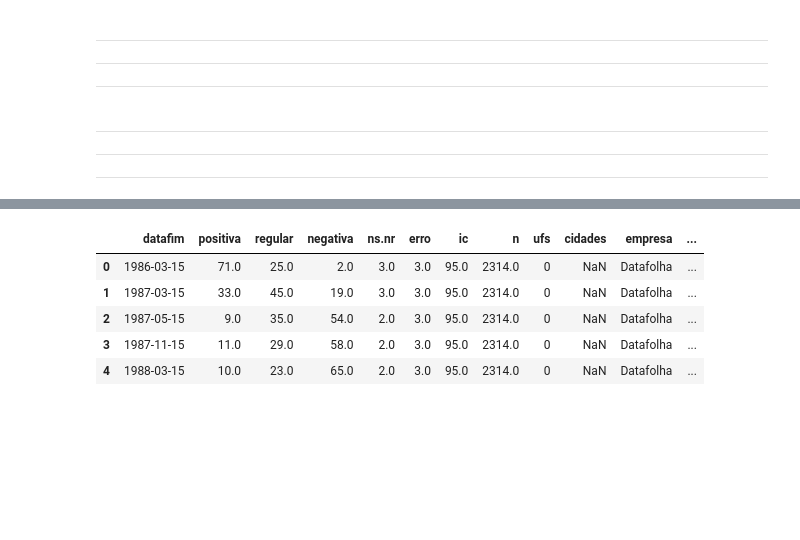
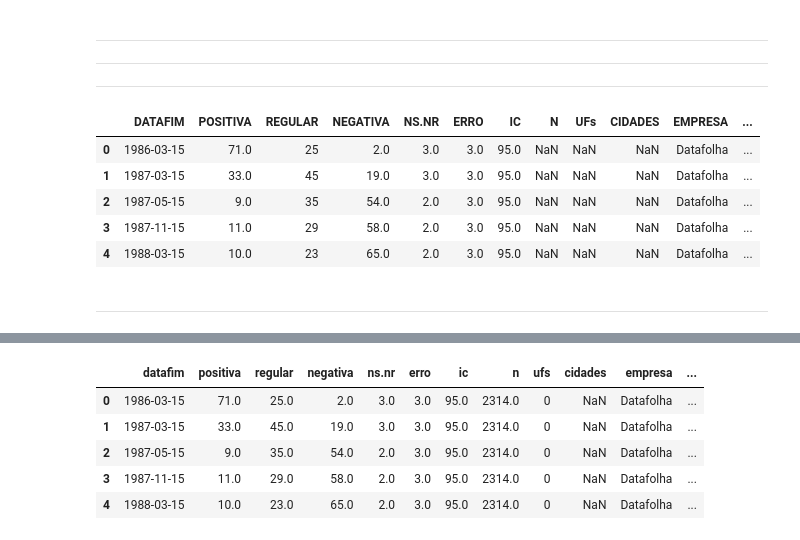
Before and after one commit to gabrielbfs/brazil_election2020, a Jupyter notebook: notebooks/1.1-gbf-2020brazil_bolsonaroApproval.ipynb, the cells around one changed output, grey strips where cells are left out. Saved outputs shown, nothing was run; the diff lists cells and outputs as text; code cells hidden in the pictures; blank space fills up the shorter version.

```diff
--- a/notebooks/1.1-gbf-2020brazil_bolsonaroApproval.ipynb
+++ b/notebooks/1.1-gbf-2020brazil_bolsonaroApproval.ipynb
@@ -29,11 +90,18 @@ import make_dataset
 ---
 
 ---
+# %%
+approval_RawData = make_dataset.presidentApproval_download()
+# %%
+approval_RawData.head()
+# %% [output]
+|  | DATAFIM | POSITIVA | REGULAR | NEGATIVA | NS.NR | ERRO | IC | N | UFs | CIDADES | EMPRESA | ... |
+| 0 | 1986-03-15 | 71.0 | 25 | 2.0 | 3.0 | 3.0 | 95.0 | NaN | NaN | NaN | Datafolha | ... |
+| 1 | 1987-03-15 | 33.0 | 45 | 19.0 | 3.0 | 3.0 | 95.0 | NaN | NaN | NaN | Datafolha | ... |
+| 2 | 1987-05-15 | 9.0 | 35 | 54.0 | 2.0 | 3.0 | 95.0 | NaN | NaN | NaN | Datafolha | ... |
+| 3 | 1987-11-15 | 11.0 | 29 | 58.0 | 2.0 | 3.0 | 95.0 | NaN | NaN | NaN | Datafolha | ... |
+| 4 | 1988-03-15 | 10.0 | 23 | 65.0 | 2.0 | 3.0 | 95.0 | NaN | NaN | NaN | Datafolha | ... |
 # %% [markdown]
 ---
-
----
-
----
 # %%
 make_dataset.presidentApproval_preprocessig()
```
Also changed, not shown: parts of 10 cells of this notebook.
